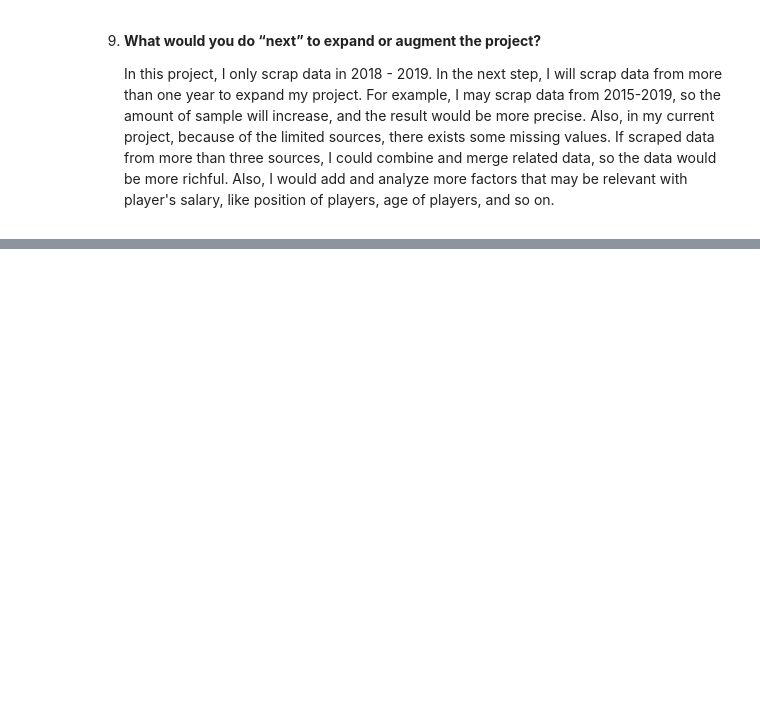
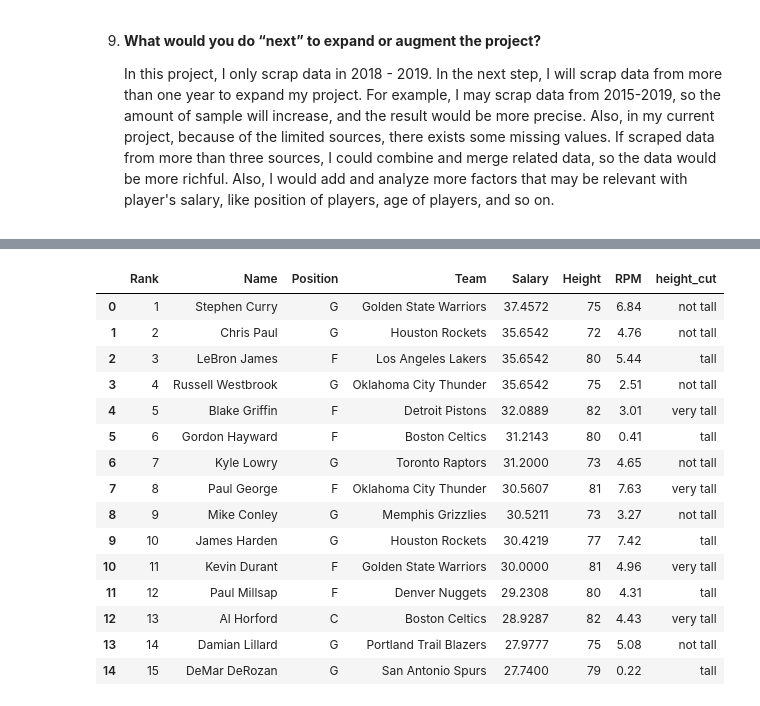
Before and after one commit to LALALA1010/inf510_project, a Jupyter notebook: na_li.ipynb, the cells around one changed output, grey strips where cells are left out. Cells and saved outputs as stored; diff of their text form; code cells hidden in the pictures; blank space fills up the shorter version.

```diff
--- a/na_li.ipynb
+++ b/na_li.ipynb
@@ -90,3 +95,26 @@ def height_cut(df):
         return 'very tall'
     else:
         return 'tall'
+# %%
+player_data_df = processed_df[0]
+
+# Take a look at column.
+# Below it is top 15 highest salary players. It is ranked by salary
+player_data_df.head(15)
+# %% [output]
+|  | Rank | Name | Position | Team | Salary | Height | RPM | height_cut |
+| 0 | 1 | Stephen Curry | G | Golden State Warriors | 37.4572 | 75 | 6.84 | not tall |
+| 1 | 2 | Chris Paul | G | Houston Rockets | 35.6542 | 72 | 4.76 | not tall |
+| 2 | 3 | LeBron James | F | Los Angeles Lakers | 35.6542 | 80 | 5.44 | tall |
+| 3 | 4 | Russell Westbrook | G | Oklahoma City Thunder | 35.6542 | 75 | 2.51 | not tall |
+| 4 | 5 | Blake Griffin | F | Detroit Pistons | 32.0889 | 82 | 3.01 | very tall |
+| 5 | 6 | Gordon Hayward | F | Boston Celtics | 31.2143 | 80 | 0.41 | tall |
+| 6 | 7 | Kyle Lowry | G | Toronto Raptors | 31.2000 | 73 | 4.65 | not tall |
+| 7 | 8 | Paul George | F | Oklahoma City Thunder | 30.5607 | 81 | 7.63 | very tall |
+| 8 | 9 | Mike Conley | G | Memphis Grizzlies | 30.5211 | 73 | 3.27 | not tall |
+| 9 | 10 | James Harden | G | Houston Rockets | 30.4219 | 77 | 7.42 | tall |
+| 10 | 11 | Kevin Durant | F | Golden State Warriors | 30.0000 | 81 | 4.96 | very tall |
+| 11 | 12 | Paul Millsap | F | Denver Nuggets | 29.2308 | 80 | 4.31 | tall |
+| 12 | 13 | Al Horford | C | Boston Celtics | 28.9287 | 82 | 4.43 | very tall |
+| 13 | 14 | Damian Lillard | G | Portland Trail Blazers | 27.9777 | 75 | 5.08 | not tall |
+| 14 | 15 | DeMar DeRozan | G | San Antonio Spurs | 27.7400 | 79 | 0.22 | tall |
```
Also changed, not shown: parts of 7 cells of this notebook.
